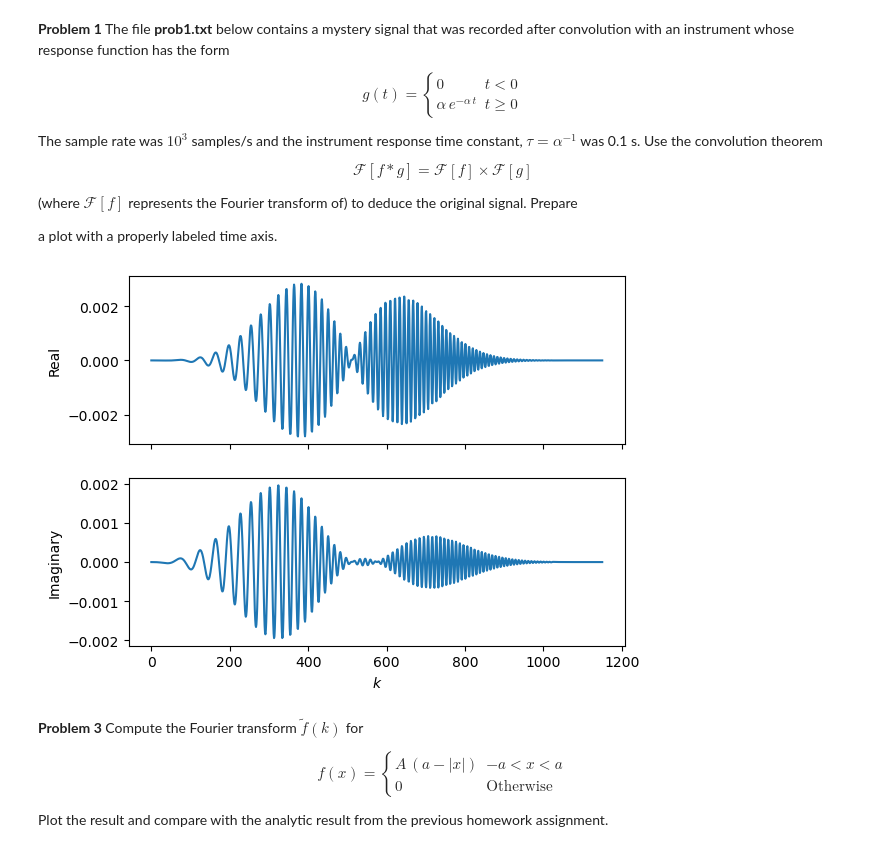
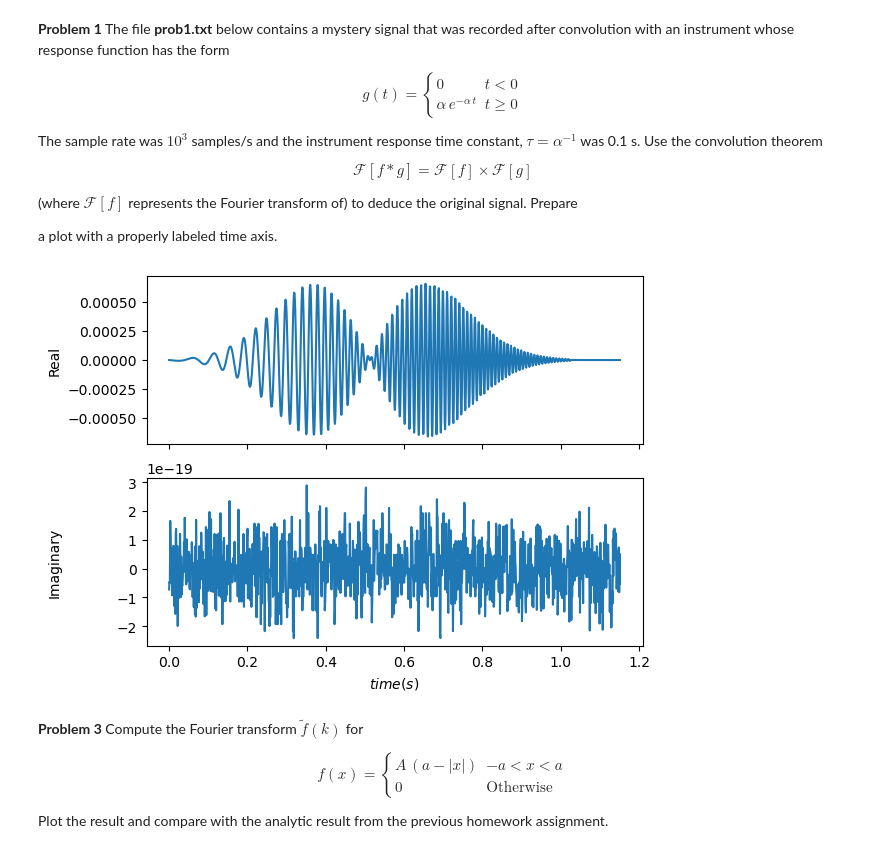
Before and after one commit to chtang-hmc/PHYS064, a Jupyter notebook: HW7C.ipynb, the cells around one changed output. Saved outputs shown, nothing was run; the diff lists cells and outputs as text; code cells hidden in the pictures.

```diff
--- a/HW7C.ipynb
+++ b/HW7C.ipynb
@@ -42,26 +42,29 @@ sample_rate = 1/1000
 # %%
 # create the time array
 t = np.linspace(0, sample_rate * len(data), len(data))
 
 # calculate Fourier transform of g(t)
 G = fft([g(i, alpha) for i in t])
 
+# take Fourier transform of output data
+Data = fft(data)
+
 # calculate Fourier transform of input using convolution theorem
-F = data/G
+F = Data / G
 
 # calculate original signal
 f = ifft(F)
 
 # plot the results
 fig, axs = plt.subplots(nrows=2, sharex=True)
-axs[0].plot(np.real(F))
+axs[0].plot(t, np.real(f))
 axs[0].set_ylabel("Real")
-axs[1].plot(np.imag(F))
+axs[1].plot(t, np.imag(f))
 axs[1].set_ylabel("Imaginary")
-axs[1].set_xlabel("$k$")
+axs[1].set_xlabel("$time (s)$")
 fig.align_ylabels(axs);
 # %% [output]
-[figure, old version]
+[figure, new version]
 # %% [markdown]
 **Problem 3**
 Compute the Fourier transform $\tilde{f}(k)$ for
```
Also changed, not shown: parts of 10 cells of this notebook.
